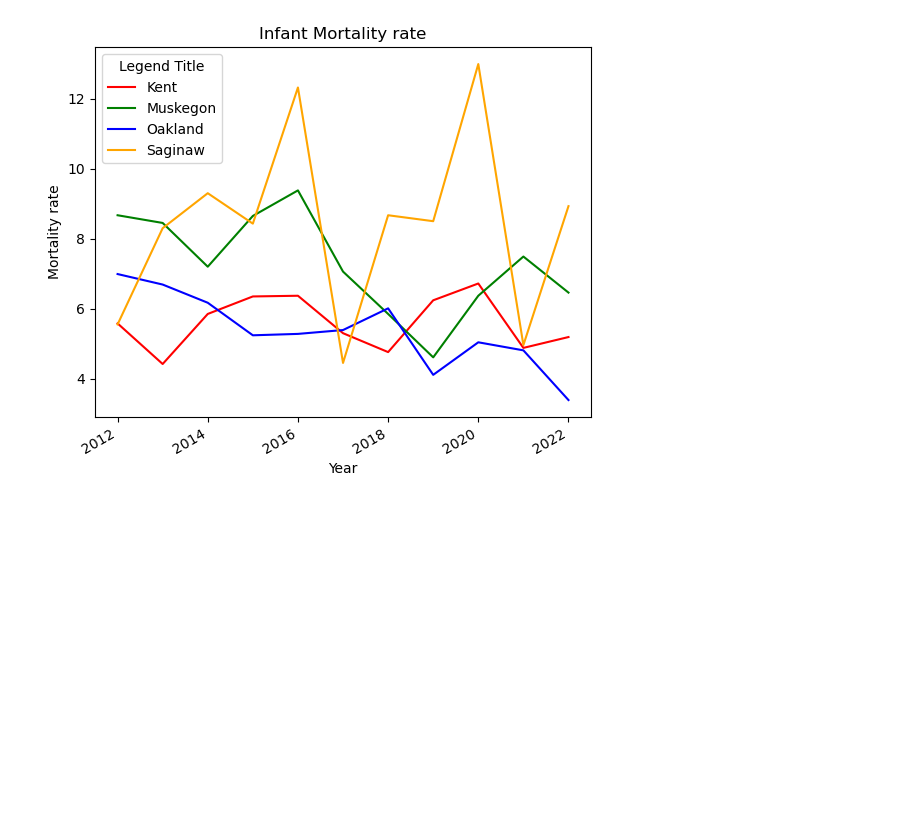
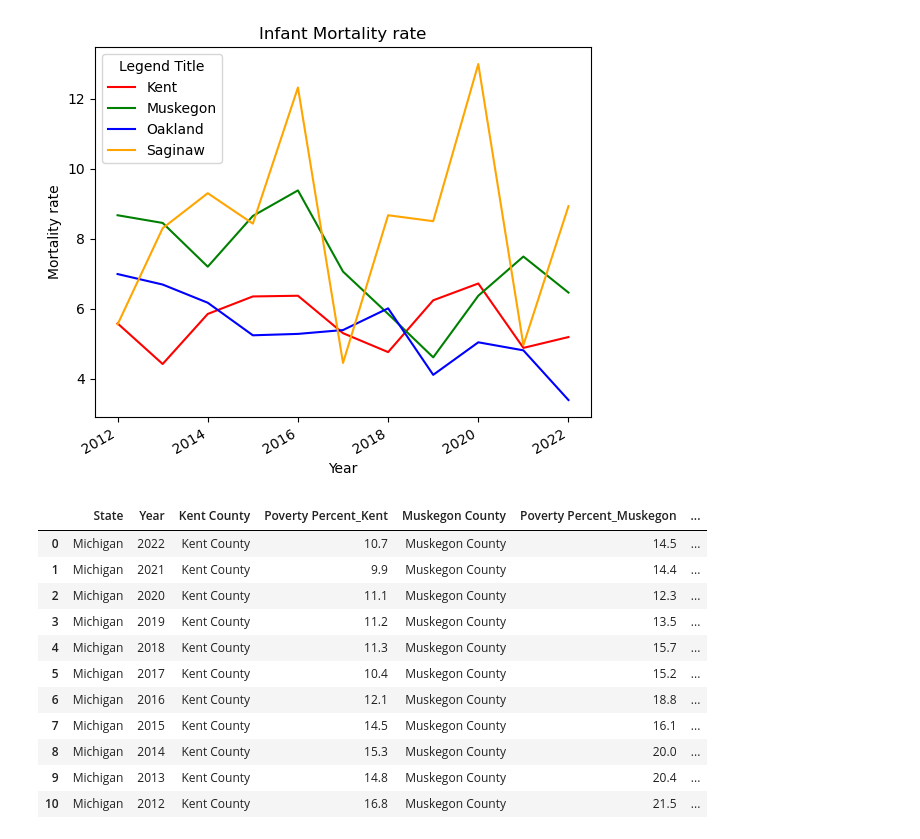
Before and after one commit to DaSamboni/project1_group3, a Jupyter notebook: MainProject.ipynb, the cells around one changed output. Cells and saved outputs as stored; diff of their text form; code cells hidden in the pictures; blank space fills up the shorter version.

```diff
--- a/MainProject.ipynb
+++ b/MainProject.ipynb
@@ -117,3 +324,75 @@ plt.legend(['Kent', 'Muskegon', 'Oakland', 'Saginaw'], loc='upper left', title='
 plt.show()
 # %% [output]
 [figure]
+# %%
+# POVERTY RATE
+pov_kentcsv = "Datasets/Poverty_rate/Kent_poverty_rate.csv"
+pov_oaklandcsv = "Datasets/Poverty_rate/Oakland_poverty_rate.csv"
+pov_muskegoncsv = "Datasets/Poverty_rate/Muskegon_poverty_rate.csv"
+pov_saginawcsv = "Datasets/Poverty_rate/Saginaw_poverty_rate.csv"
+
+# # Read with Pandas
+pov_kent_df = pd.read_csv(pov_kentcsv)
+pov_oakland_df = pd.read_csv(pov_oaklandcsv)
+pov_muskegon_df = pd.read_csv(pov_muskegoncsv)
+pov_saginaw_df = pd.read_csv(pov_saginawcsv)
+# pov_kent_df.head()
+# pov_muskegon_df.head()
+# pov_oakland_df.head()
+# pov_saginaw_df.head()
+
+# Merging DataFrame
+combined_df = pd.merge(pov_kent_df ,pov_muskegon_df,
+                        how='left', on=['State','Year'])
+
+combined_df = combined_df.rename(columns={"ID_x":"Kent ID",
+                                          "Name_x":"Kent County",
+                                          "Poverty Universe_x":"Poverty Universe_K",
+                                          "Number in Poverty_x":"Number in Poverty_K",
+                                          "Percent in Poverty_x":"Poverty Percent_Kent",
+                                          "ID_y":"Muskegon ID",
+                                          "Name_y":"Muskegon County",
+                                          "Poverty Universe_y":"Poverty Universe_M",
+                                          "Number in Poverty_y":"Number in Poverty_M",
+                                          "Percent in Poverty_y":"Poverty Percent_Muskegon",
+                                                        })
+# combined_df
+combined_df22 = combined_df[["State","Year","Kent County","Poverty Percent_Kent",
+                             "Muskegon County","Poverty Percent_Muskegon"]]
+# # # combined_df22
+
+combined_df1 = pd.merge(pov_oakland_df,pov_saginaw_df,
+                         how='left', on=['State','Year'])
+# combined_df1
+combined_df1 = combined_df1.rename(columns={"ID_x":"Oakland ID",
+                                          "Name_x":"Oakland County",
+                                          "Poverty Universe_x":"Poverty Universe_O",
+                                          "Number in Poverty_x":"Number in Poverty_O",
+                                          "Percent in Poverty_x":"Poverty Percent_Oakland",
+                                          "ID_y":"Saginaw ID",
+                                          "Name_y":"Saginaw County",
+                                          "Poverty Universe_y":"Poverty Universe_S",
+                                          "Number in Poverty_y":"Number in Poverty_S",
+                                          "Percent in Poverty_y":"Poverty Percent_Saginaw",
+                                                        })
+# combined_df1
+combined_df11 = combined_df1[["Year","State","Oakland County","Poverty Percent_Oakland",
+                              "Saginaw County","Poverty Percent_Saginaw"]]
+combined_df11
+poverty_rate=pd.merge(combined_df22,combined_df11,how='left', on=['State','Year'])
+# poverty_rate
+poverty_rate1=poverty_rate.sort_values(by=['Year'],ascending=False,ignore_index=True)
+poverty_rate1
+# %% [output]
+|  | State | Year | Kent County | Poverty Percent_Kent | Muskegon County | Poverty Percent_Muskegon | ... |
+| 0 | Michigan | 2022 | Kent County | 10.7 | Muskegon County | 14.5 | ... |
+| 1 | Michigan | 2021 | Kent County | 9.9 | Muskegon County | 14.4 | ... |
+| 2 | Michigan | 2020 | Kent County | 11.1 | Muskegon County | 12.3 | ... |
+| 3 | Michigan | 2019 | Kent County | 11.2 | Muskegon County | 13.5 | ... |
+| 4 | Michigan | 2018 | Kent County | 11.3 | Muskegon County | 15.7 | ... |
+| 5 | Michigan | 2017 | Kent County | 10.4 | Muskegon County | 15.2 | ... |
+| 6 | Michigan | 2016 | Kent County | 12.1 | Muskegon County | 18.8 | ... |
+| 7 | Michigan | 2015 | Kent County | 14.5 | Muskegon County | 16.1 | ... |
+| 8 | Michigan | 2014 | Kent County | 15.3 | Muskegon County | 20.0 | ... |
+| 9 | Michigan | 2013 | Kent County | 14.8 | Muskegon County | 20.4 | ... |
+| 10 | Michigan | 2012 | Kent County | 16.8 | Muskegon County | 21.5 | ... |
```
Also changed, not shown: parts of 20 cells of this notebook.
